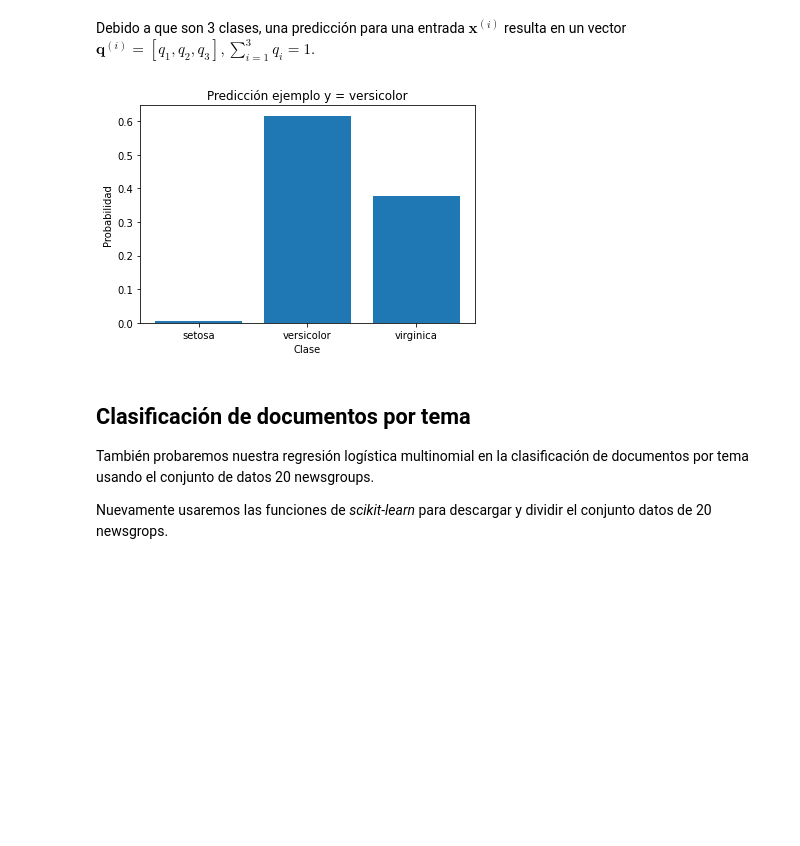
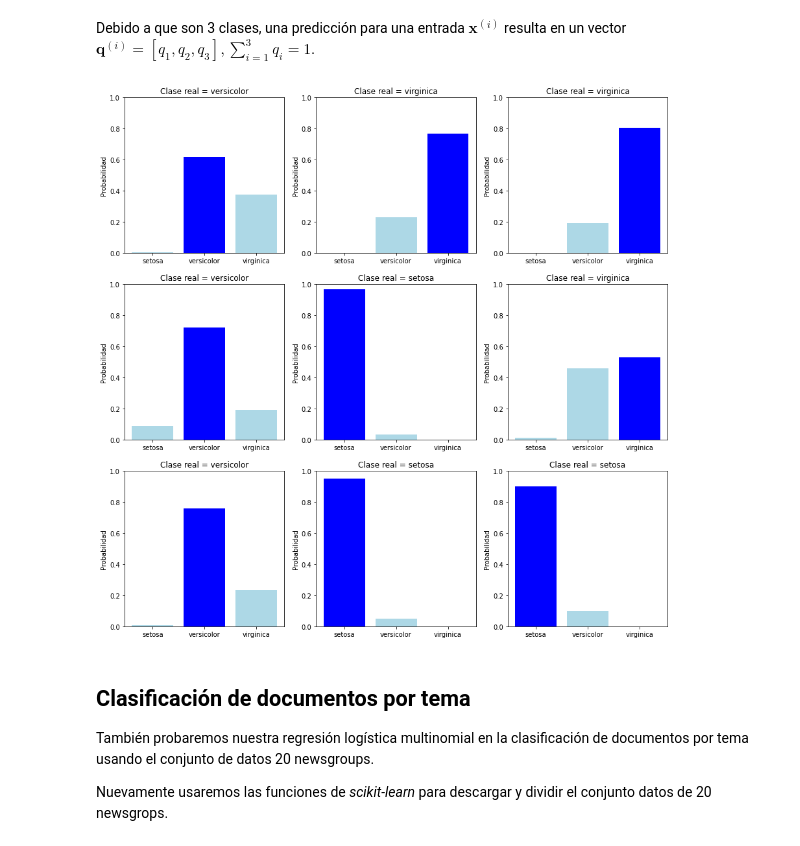
Before and after one commit to gibranfp/CursoAprendizajeAutomatizado, a Jupyter notebook: notebooks/2d_reglogmult.ipynb, the cells around one changed output. Saved outputs shown, nothing was run; the diff lists cells and outputs as text; code cells hidden in the pictures; blank space fills up the shorter version.

Commit message:
Agrega más ejemplos de predicciones

```diff
--- a/notebooks/2d_reglogmult.ipynb
+++ b/notebooks/2d_reglogmult.ipynb
@@ -164,15 +164,23 @@ print('Exactitud = {0}'.format(rlm_iris.score(X_iris_val, y_iris_val)))
 Exactitud = 0.9555555555555556
 # %% [markdown]
 Debido a que son 3 clases, una predicción para una entrada $\mathbf{x}^{(i)}$ resulta en un vector $\mathbf{q}^{(i)} = [q_1, q_2, q_3], \sum_{i=1}^{3} q_i = 1$.
-# %%
-y_iris_pred = rlm_iris.predict(X_iris_val)
-plt.bar(iris.target_names, y_iris_pred[0])
-plt.xlabel('Clase')
-plt.ylabel('Probabilidad')
-plt.title('Predicción ejemplo y = ' + str(iris.target_names[y_iris_val[0]]))
-plt.show()
-# %% [output]
-[figure, removed]
+# %%
+y_iris_pred = rlm_iris.predict(X_iris_val)
+
+fig = plt.figure(1, figsize=(15, 15))
+for i,x in enumerate(y_iris_pred[:9]):
+  plt.subplot(3, 3, i + 1)
+  colores = ['lightblue' for i in range(3)]
+  clase_pred = np.argmax(y_iris_pred[i])
+  color_pred = 'blue' if clase_pred==y_iris_val[i] else 'lightred'
+  colores[clase_pred] = color_pred
+  plt.bar(iris.target_names, y_iris_pred[i], color=colores)
+  plt.ylabel('Probabilidad')
+  plt.ylim([0,1])
+  plt.title('Clase real = ' + str(iris.target_names[y_iris_val[i]]))
+plt.show()
+# %% [output]
+[figure, added]
 # %% [markdown]
 ## Clasificación de documentos por tema
 También probaremos nuestra regresión logística multinomial en la clasificación de documentos por tema usando el conjunto de datos 20 newsgroups.
```
